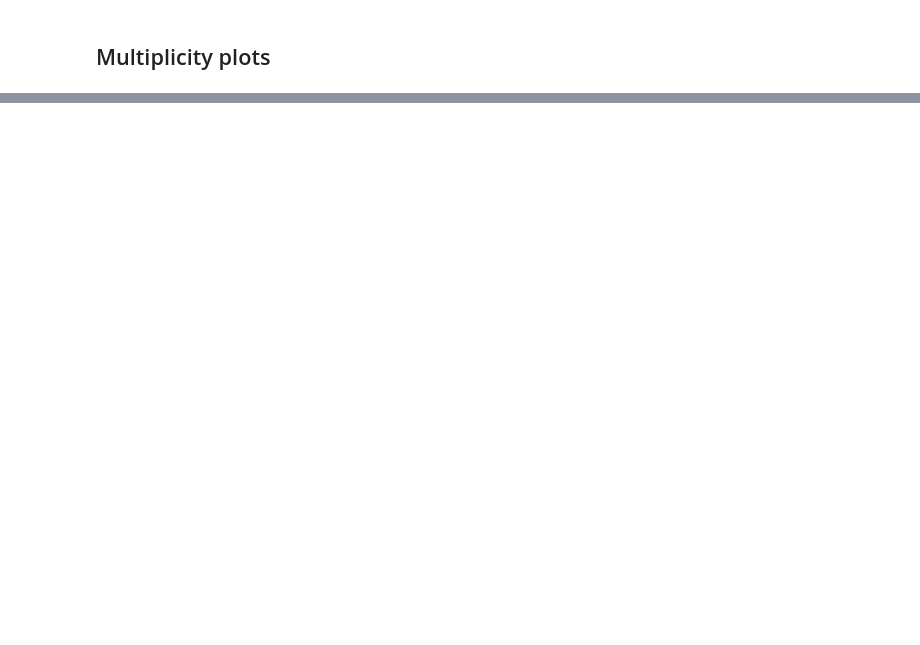
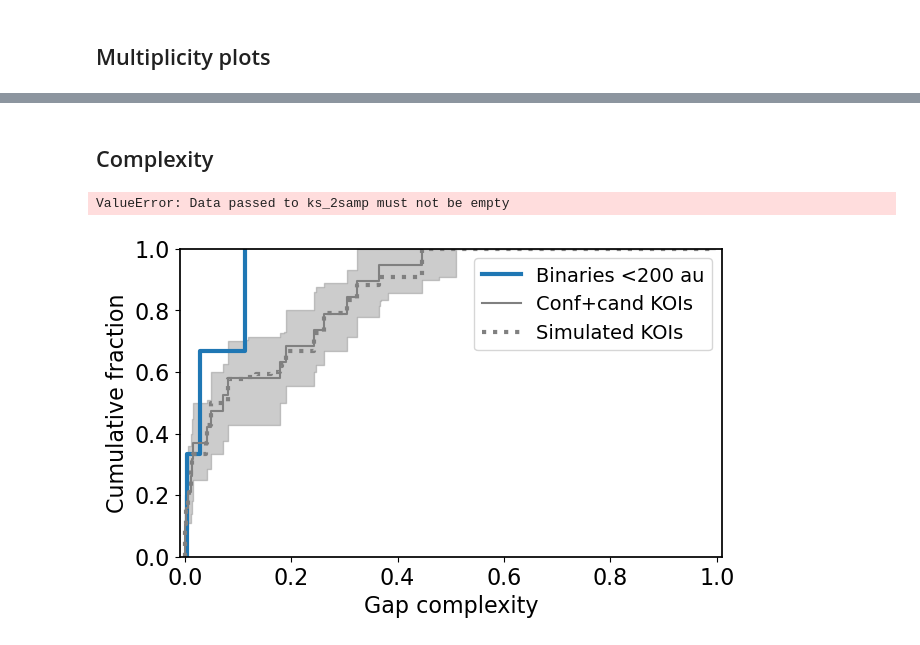
Before and after one commit to ernewton/importance_of_binarity, a Jupyter notebook: 3. Toy model and results.ipynb, the cells around one changed output, grey strips where cells are left out. Drawn from its saved outputs; the diff is of its cells as text; code cells hidden in the pictures; blank space fills up the shorter version.

```diff
--- a/3. Toy model and results.ipynb
+++ b/3. Toy model and results.ipynb
@@ -399,0 +382,57 @@ p-value: 0.2495
+# %% [markdown]
+## Complexity
+# %%
+if sample == 'confirmed':
+    bin_df = create_complexity_df(tb_filtered[tb_filtered['semi-major']<200.])
+    wide_df = create_complexity_df(tb_filtered[tb_filtered['semi-major']>200.])
+    koi_df = create_complexity_df(kois_confirmed)
+    col = 'C4'
+    koi_label = 'Confirmed KOIs'
+else:
+    bin_df = create_complexity_df(db_filtered[db_filtered['SepAU']<200.])
+    wide_df = create_complexity_df(db_filtered[db_filtered['SepAU']>200.])
+    koi_df = create_complexity_df(kois_cc)
+    col = 'C0'
+    koi_label = 'Conf+cand KOIs'
+
+
+closeb_complexity = bin_df[bin_df['n_planets']>2]['gap_complexity'].values
+wideb_complexity = wide_df[wide_df['n_planets']>2]['gap_complexity'].values
+koi_complexity = koi_df[koi_df['n_planets']>2]['gap_complexity'].values
+
+fig, ax = plt.subplots(figsize=(7, 4))
+sns.ecdfplot(wideb_complexity, ax=ax,
+             label='Binaries >200 au', linewidth=1, color=col)
+sns.ecdfplot(closeb_complexity, ax=ax,
+             label='Binaries <200 au', linewidth=3, color=col)
+sns.ecdfplot(koi_complexity, ax=ax,
+             label=koi_label, color='gray')
+
+plt.xlabel('Cumulative Fraction')
+plt.ylabel('Complexity')
+
+# need to add the appropriate suppressed planets for each sample option
+samples = [None]*len(res_planets.survived_planets_periods)
+for i, trial in enumerate(res_planets.survived_planets_periods):
+    df = create_complexity_df(trial)
+    samples[i] = df[df['n_planets']>2]['gap_complexity'].values
+plot_ecdf_confidence(ax, samples)
+
+plt.legend()
+plt.xlim(-0.01,1.01)
+plt.ylim(0,1)
+plt.xlabel('Gap complexity')
+plt.ylabel('Cumulative fraction')
+
+# and the appropriate stats
+
+ks_statistic, p_value = stats.ks_2samp(wideb_complexity, closeb_complexity)
+print(f"Wide vs close KS statistic: {ks_statistic:.4f}")
+print(f"p-value: {p_value:.4f}")
+
+ks_statistic, p_value = stats.ks_2samp(closeb_complexity, koi_complexity)
+print(f"Close vs KOI KS statistic: {ks_statistic:.4f}")
+print(f"p-value: {p_value:.4f}")
+# %% [output]
+ValueError: Data passed to ks_2samp must not be empty
+[figure, added]
```
Also changed, not shown: parts of 13 cells of this notebook, 7 other files.
